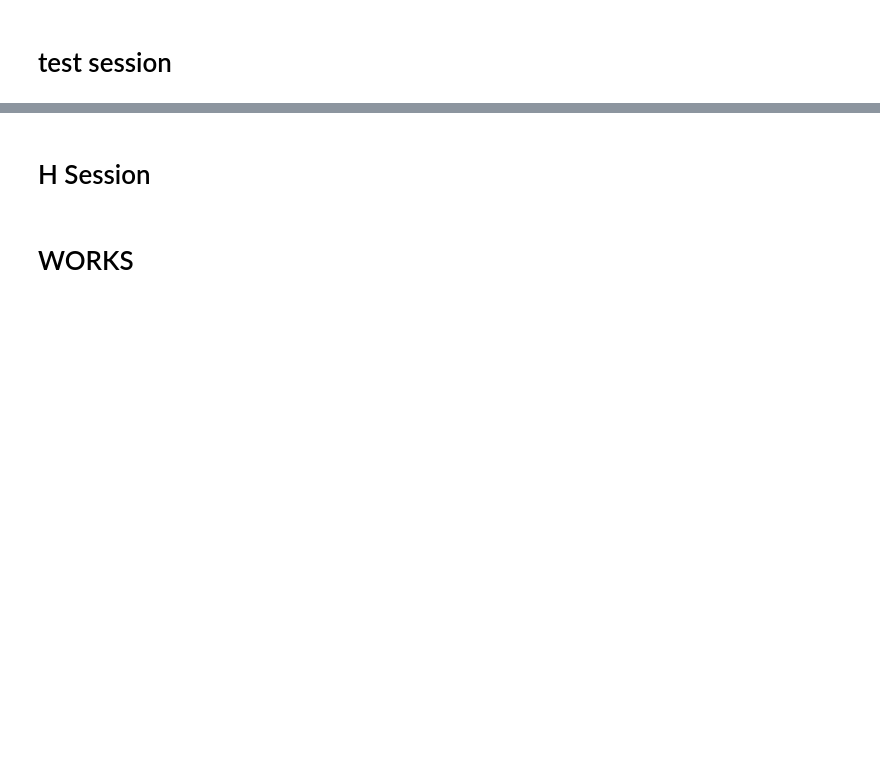
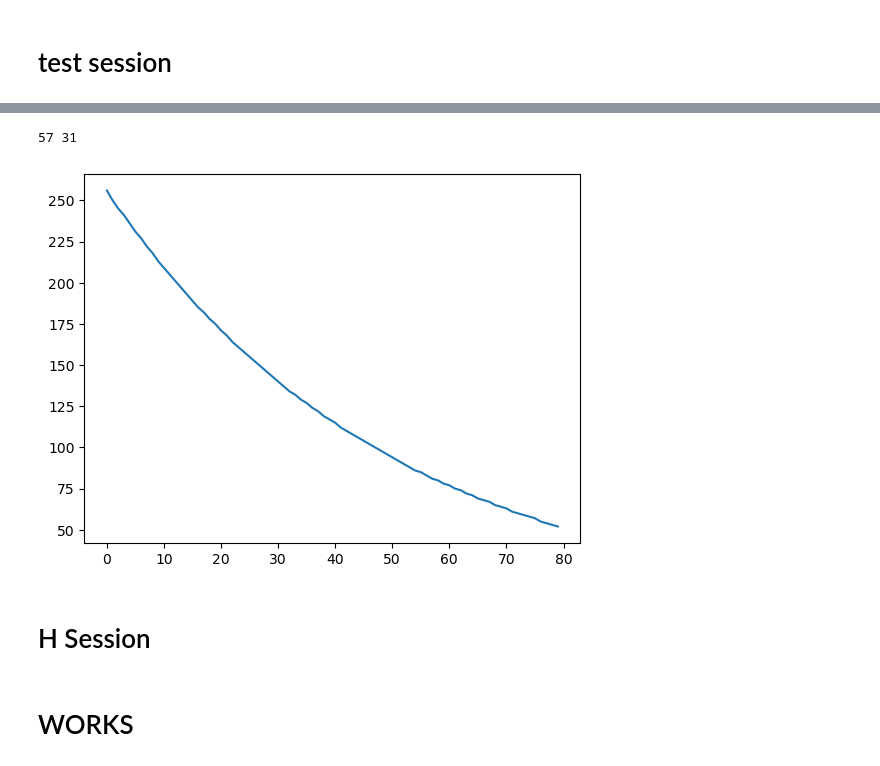
Before and after one commit to Dim314159/Reinforcement_Learning, a Jupyter notebook: Nardw_0_MCTS.ipynb, the cells around one changed output, grey strips where cells are left out. Drawn from its saved outputs; the diff is of its cells as text; code cells hidden in the pictures; blank space fills up the shorter version.

```diff
--- a/Nardw_0_MCTS.ipynb
+++ b/Nardw_0_MCTS.ipynb
@@ -977,7 +979,21 @@ turn 9
 # %%
 #agent.print_replay_memory(10)
 # %%
-n = 0
+print(n, iterations)
+# %% [output]
+57 31
+# %%
+max_iterations, decay_rate = 256, 0.025
+# %%
+iters = []
+for n in range(80):
+    it = int(max_iterations * np.exp(-decay_rate * n))
+    iters.append(it)
+# %%
+plt.plot(iters)
+plt.show()
+# %% [output]
+[figure, added]
 # %% [markdown]
 # H Session
 # %%
```
Also changed, not shown: parts of 10 cells of this notebook.
